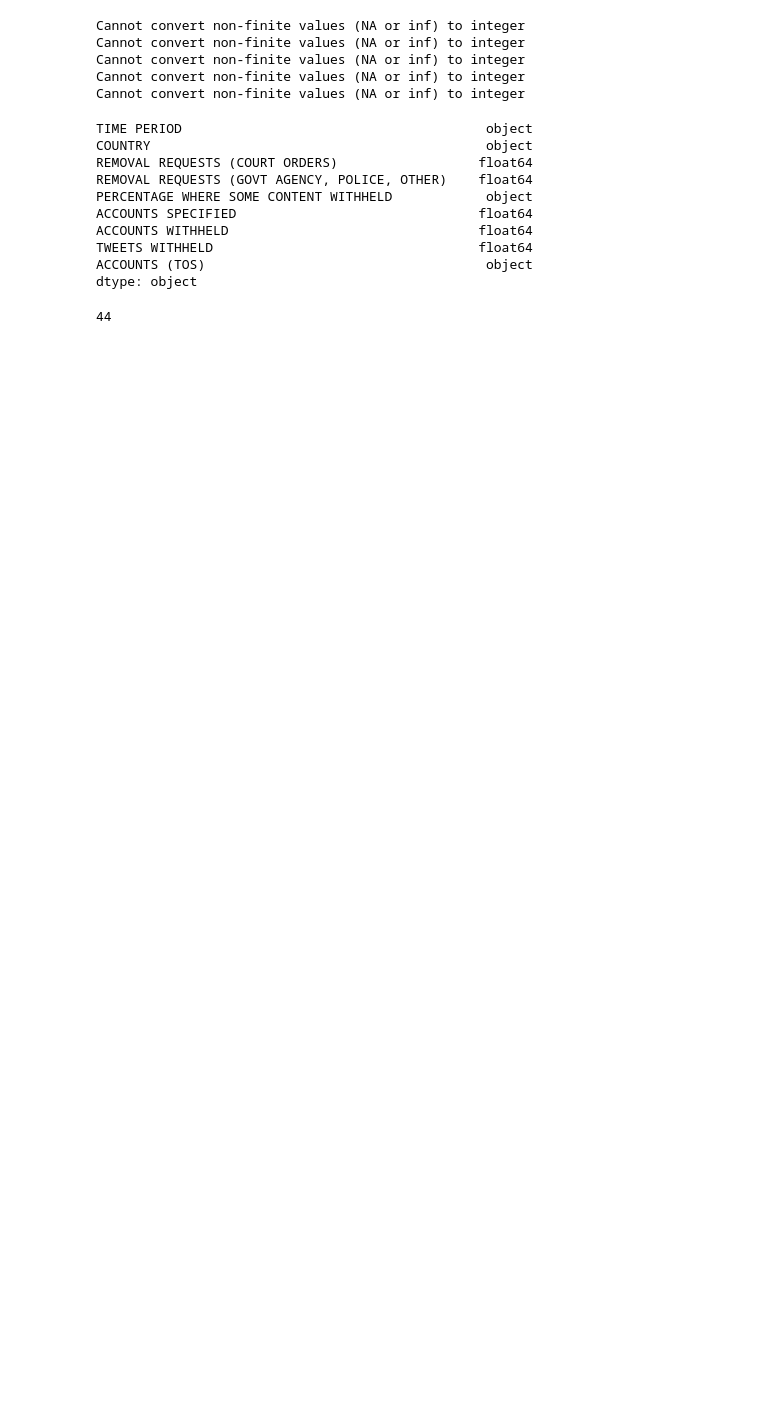
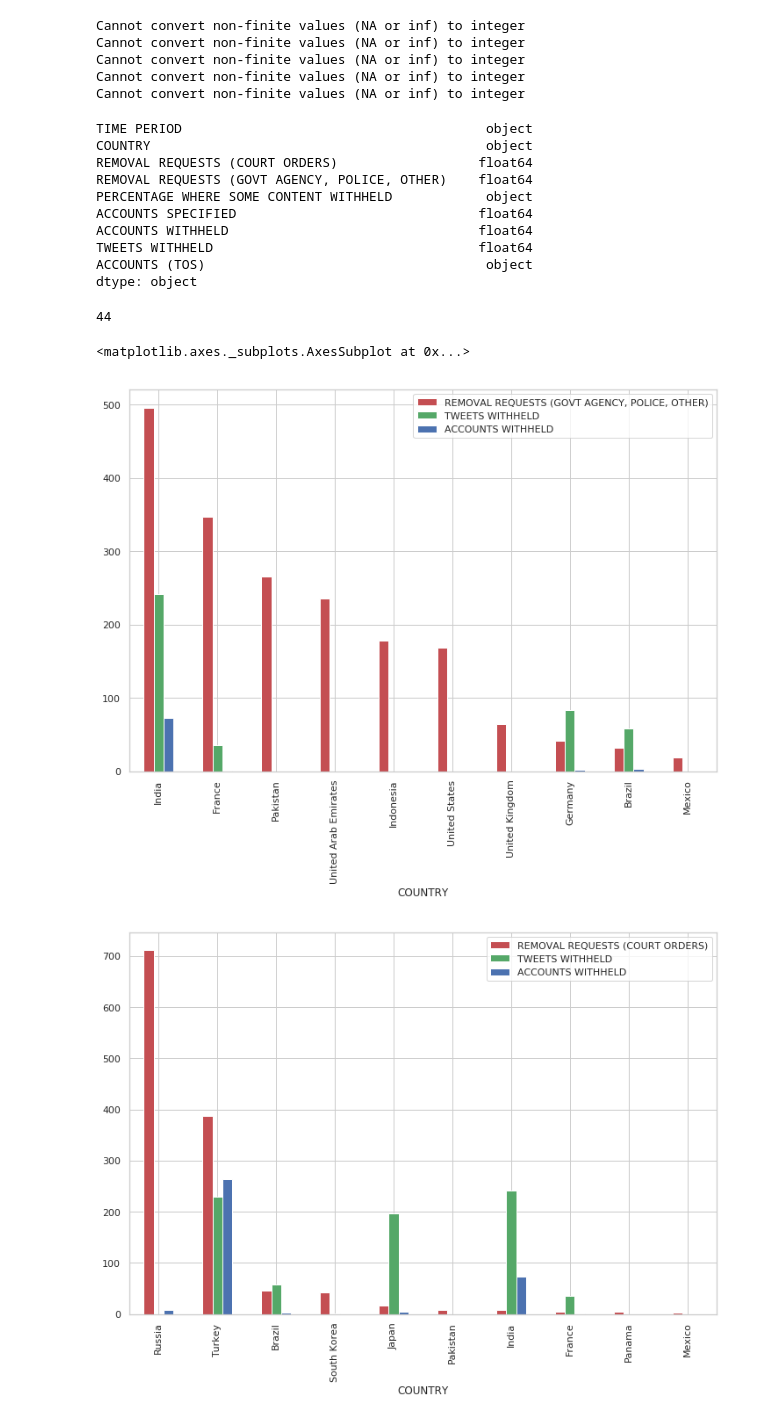
Before and after one commit to cmdelaserna/press-freedom, a Jupyter notebook: notebooks/twitter-removal-requests.ipynb, the cells around one changed output. Saved outputs shown, nothing was run; the diff lists cells and outputs as text; code cells hidden in the pictures; blank space fills up the shorter version.

```diff
--- a/notebooks/twitter-removal-requests.ipynb
+++ b/notebooks/twitter-removal-requests.ipynb
@@ -38,0 +31,3 @@ dtype: object
+# %%
+twitter['ACCOUNTS SPECIFIED'] = twitter['ACCOUNTS SPECIFIED'].str.replace(',', '')
+twitter.query('COUNTRY == "India"')
@@ -72,3 +70,25 @@ dtype: object
 len(twitter[twitter['REMOVAL REQUESTS (GOVT AGENCY, POLICE, OTHER)'] > 0])
 # %% [output]
 44
+# %%
+r1 = twitter.sort_values(by='REMOVAL REQUESTS (GOVT AGENCY, POLICE, OTHER)', ascending=False).head(10)
+# %%
+r2 = twitter.sort_values(by='REMOVAL REQUESTS (COURT ORDERS)', ascending=False).head(10)
+# %%
+r3 = twitter.sort_values(by='ACCOUNTS WITHHELD', ascending=False).head(11)
+r3 = r3.iloc[1:]
+# %%
+# Nested barplot
+plt.rcParams['figure.figsize'] = (12, 8)
+
+direct = ['REMOVAL REQUESTS (GOVT AGENCY, POLICE, OTHER)', 'TWEETS WITHHELD', 'ACCOUNTS WITHHELD']
+court = ['REMOVAL REQUESTS (COURT ORDERS)', 'TWEETS WITHHELD', 'ACCOUNTS WITHHELD']
+colors = ['r', 'g', 'b']
+
+r1.plot(subplots=False, x="COUNTRY", y=direct, kind='bar', color=colors)
+r2.plot(x="COUNTRY", y=court, kind='bar', color=colors)
+r3.plot(x="COUNTRY", y=['ACCOUNTS WITHHELD'], kind='bar', color='b')
+# %% [output]
+<matplotlib.axes._subplots.AxesSubplot at 0x...>
+[figure, added]
+[figure, added]
```
Also changed, not shown: parts of 11 cells of this notebook.
